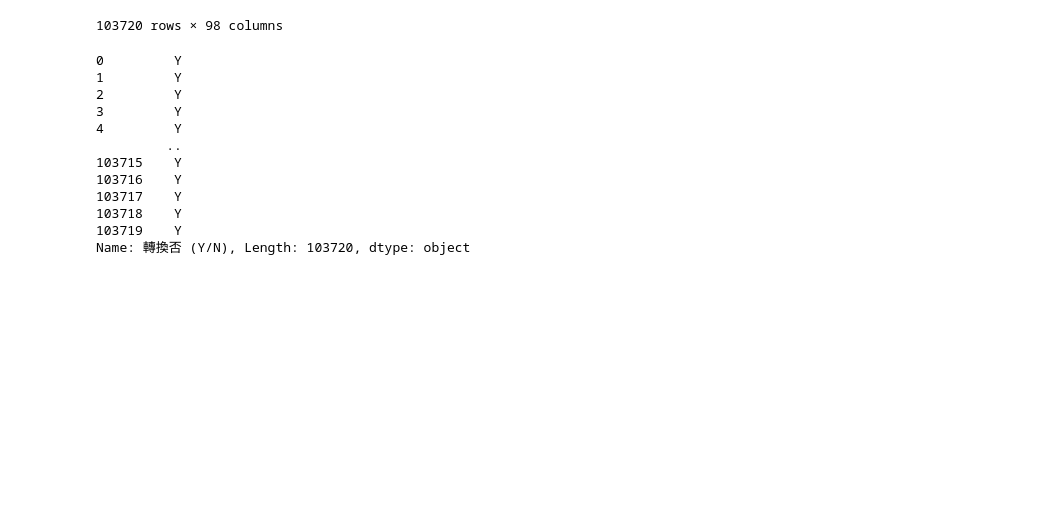
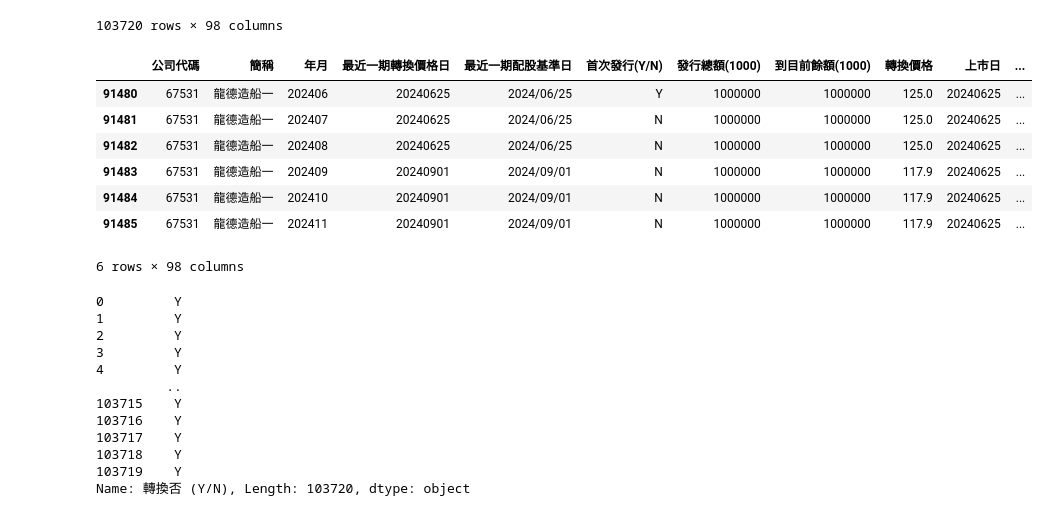
Before and after one commit to Tseng1028/CB-pricing, a Jupyter notebook: cb test.ipynb, the cells around one changed output. Cells and saved outputs as stored; diff of their text form; code cells hidden in the pictures; blank space fills up the shorter version.

```diff
--- a/cb test.ipynb
+++ b/cb test.ipynb
@@ -201,7 +201,7 @@ Monte Carlo Price: 123.54
 [figure]
 # %%
 # 讀取CB資料
-path_cb = r'C:\Users\User\Desktop\CB-pricing\CB_mess.txt'
+path_cb = r'C:\Users\User\Desktop\CB-pricing\CB data\CB_mess.txt'
 cb_df = pd.read_csv(path_cb, encoding='big5', sep='\t', encoding_errors='replace')
 cb_df
 # %% [output]
@@ -218,3 +218,15 @@ cb_df
 | 103718 | Z55921P | 以諾驛站一(P) | 202410 | 20240810 | 2024/08/10 | N | 6000 | 6000 | 10.0000 |  | ... |
 | 103719 | Z55921P | 以諾驛站一(P) | 202411 | 20240810 | 2024/08/10 | N | 6000 | 6000 | 10.0000 |  | ... |
 103720 rows × 98 columns
+# %%
+cb_df_6753 = cb_df[cb_df['公司代碼'].astype(str).str.contains('6753')]
+cb_df_6753
+# %% [output]
+|  | 公司代碼 | 簡稱 | 年月 | 最近一期轉換價格日 | 最近一期配股基準日 | 首次發行(Y/N) | 發行總額(1000) | 到目前餘額(1000) | 轉換價格 | 上市日 | ... |
+| 91480 | 67531 | 龍德造船一 | 202406 | 20240625 | 2024/06/25 | Y | 1000000 | 1000000 | 125.0 | 20240625 | ... |
+| 91481 | 67531 | 龍德造船一 | 202407 | 20240625 | 2024/06/25 | N | 1000000 | 1000000 | 125.0 | 20240625 | ... |
+| 91482 | 67531 | 龍德造船一 | 202408 | 20240625 | 2024/06/25 | N | 1000000 | 1000000 | 125.0 | 20240625 | ... |
+| 91483 | 67531 | 龍德造船一 | 202409 | 20240901 | 2024/09/01 | N | 1000000 | 1000000 | 117.9 | 20240625 | ... |
+| 91484 | 67531 | 龍德造船一 | 202410 | 20240901 | 2024/09/01 | N | 1000000 | 1000000 | 117.9 | 20240625 | ... |
+| 91485 | 67531 | 龍德造船一 | 202411 | 20240901 | 2024/09/01 | N | 1000000 | 1000000 | 117.9 | 20240625 | ... |
+6 rows × 98 columns
```
Also changed, not shown: parts of 2 cells of this notebook, 6 other files.
